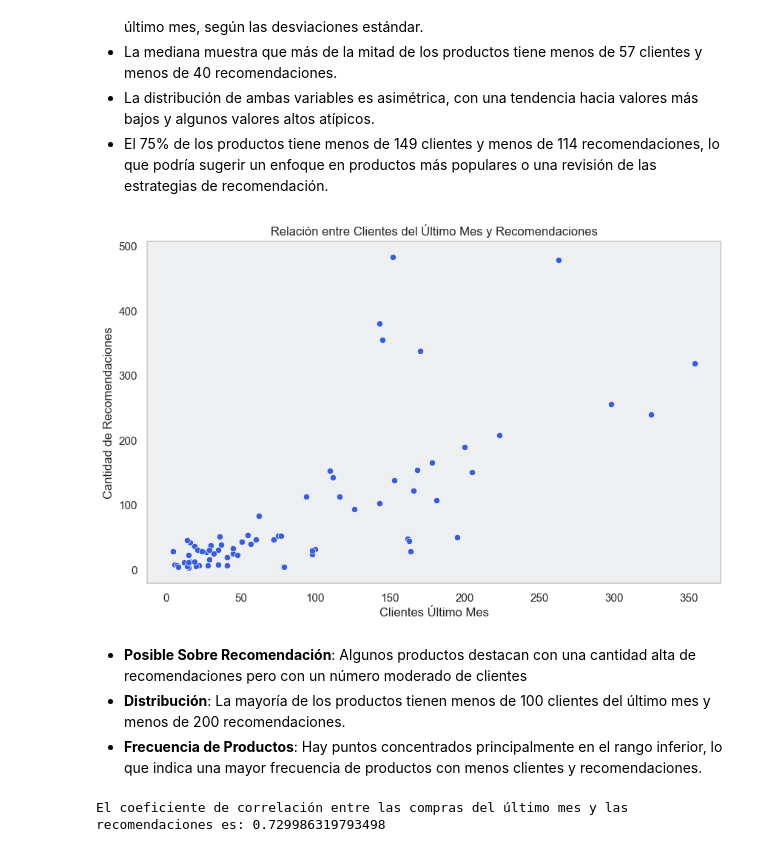
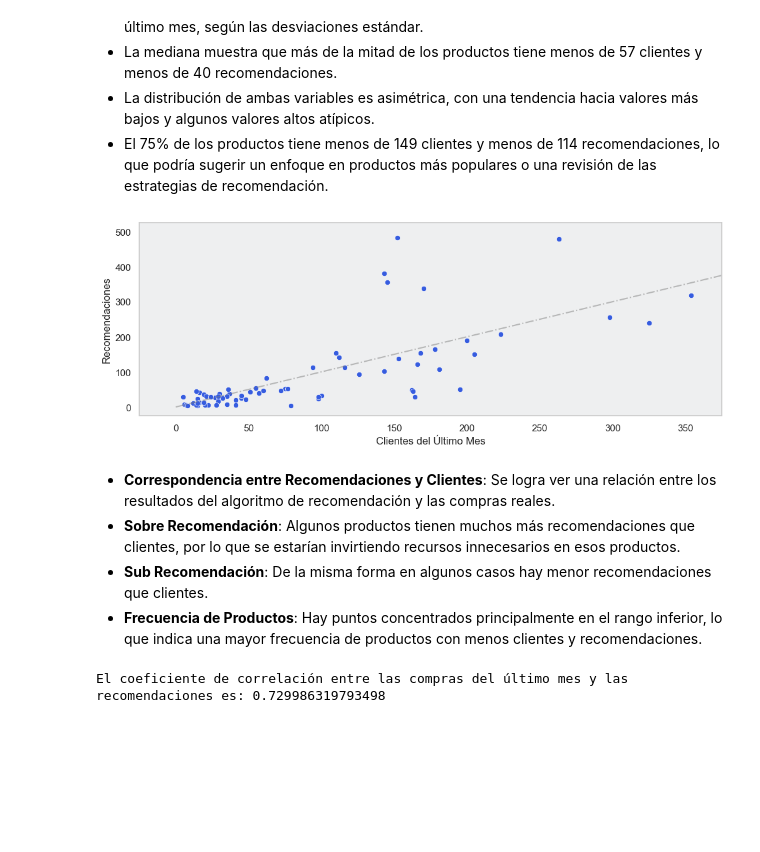
Before and after one commit to abrilnoguera/TestQuilmes, a Jupyter notebook: 1_Analisis.ipynb, the cells around one changed output. Cells and saved outputs as stored; diff of their text form; code cells hidden in the pictures; blank space fills up the shorter version.

Commit message:
Entrega

```diff
--- a/1_Analisis.ipynb
+++ b/1_Analisis.ipynb
@@ -696,24 +694,30 @@ max              354.000000       483.000000
 - El 75% de los productos tiene menos de 149 clientes y menos de 114 recomendaciones, lo que podría sugerir un enfoque en productos más populares o una revisión de las estrategias de recomendación.
 # %%
 # Gráfico de dispersión para comparar las dos variables
-plt.figure(figsize=(10, 6))
+plt.figure(figsize=(12, 4))
 sns.scatterplot(x='customers_last_month', y='recomendaciones', data=df1, color=color_barras)
 
 # Establecer el color del fondo
 plt.gca().set_facecolor(color_fondo)
 
 # Eliminar la cuadrícula
 plt.grid(False)
 
-plt.title('Relación entre Clientes del Último Mes y Recomendaciones')
-plt.xlabel('Clientes Último Mes')
-plt.ylabel('Cantidad de Recomendaciones')
+# Añadir líneas punteadas
+x = np.linspace(0, 500, 100)  # Crear un rango de valores para x
+plt.plot(x, x, linestyle='-.', color='grey', label='y = x', alpha=0.5)  # Línea para y = x
+
+plt.xlim(-25,375)
+
+plt.xlabel('Clientes del Último Mes')
+plt.ylabel('Recomendaciones')
 plt.show()
 # %% [output]
-[figure, old version]
+[figure, new version]
 # %% [markdown]
-- **Posible Sobre Recomendación**: Algunos productos destacan con una cantidad alta de recomendaciones pero con un número moderado de clientes
-- **Distribución**: La mayoría de los productos tienen menos de 100 clientes del último mes y menos de 200 recomendaciones.
+- **Correspondencia entre Recomendaciones y Clientes**: Se logra ver una relación entre los resultados del algoritmo de recomendación y las compras reales.
+- **Sobre Recomendación**: Algunos productos tienen muchos más recomendaciones que clientes, por lo que se estarían invirtiendo recursos innecesarios en esos productos.
+- **Sub Recomendación**: De la misma forma en algunos casos hay menor recomendaciones que clientes.
 - **Frecuencia de Productos**: Hay puntos concentrados principalmente en el rango inferior, lo que indica una mayor frecuencia de productos con menos clientes y recomendaciones.
 # %%
 # Coeficiente de correlación
```
Also changed, not shown: parts of 3 cells of this notebook, 3 other files.
